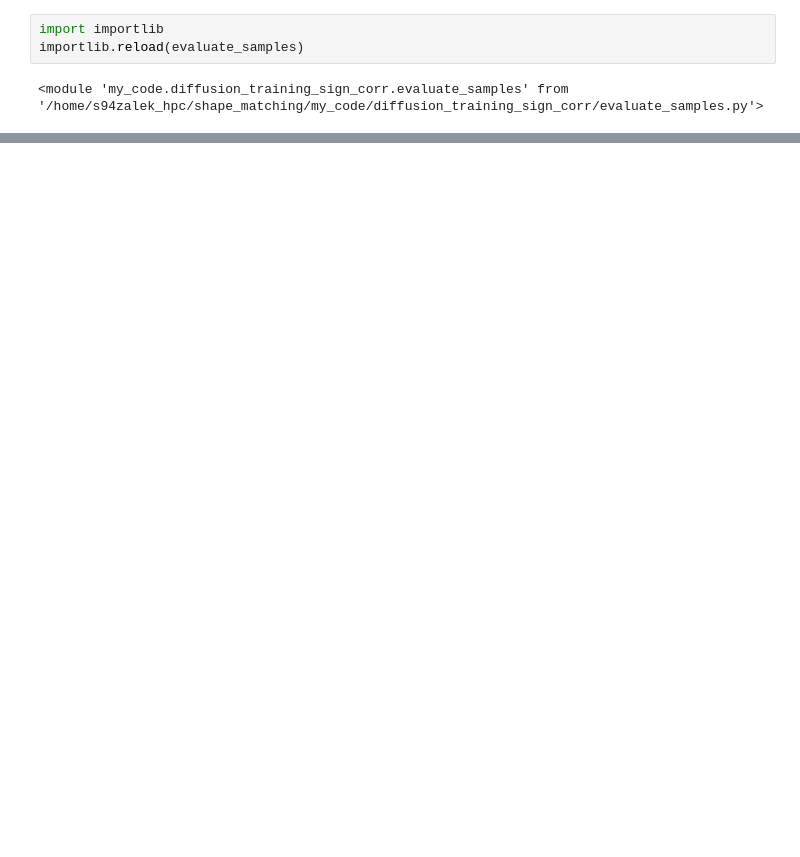
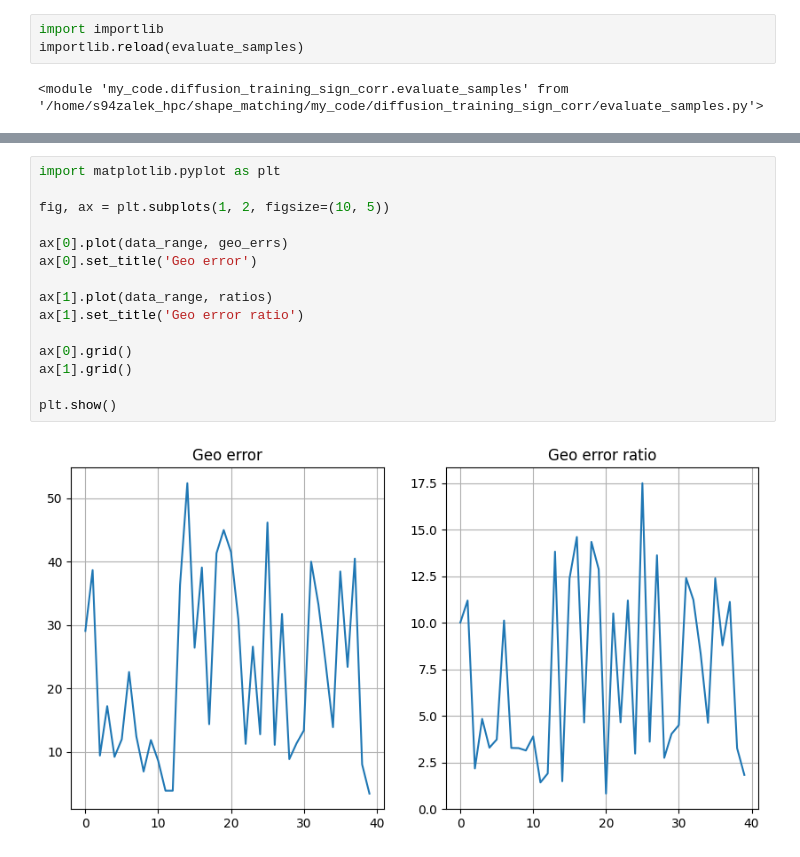
Before and after one commit to alekseizhuravlev/shape_matching, a Jupyter notebook: notebooks/24.07.2024/test_diffusion.ipynb, the cells around one changed output, grey strips where cells are left out. Saved outputs shown, nothing was run; the diff lists cells and outputs as text; blank space fills up the shorter version.

```diff
--- a/notebooks/24.07.2024/test_diffusion.ipynb
+++ b/notebooks/24.07.2024/test_diffusion.ipynb
@@ -132,0 +304,17 @@ fig_pck.show()
+# %%
+import matplotlib.pyplot as plt
+
+fig, ax = plt.subplots(1, 2, figsize=(10, 5))
+
+ax[0].plot(data_range, geo_errs)
+ax[0].set_title('Geo error')
+
+ax[1].plot(data_range, ratios)
+ax[1].set_title('Geo error ratio')
+
+ax[0].grid()
+ax[1].grid()
+
+plt.show()
+# %% [output]
+[figure, added]
```
Also changed, not shown: parts of 9 cells of this notebook, 7 other files.
